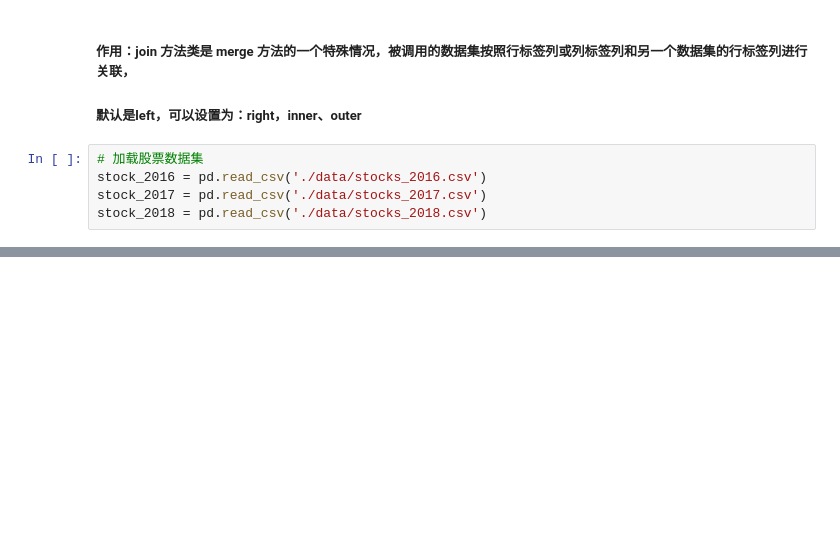
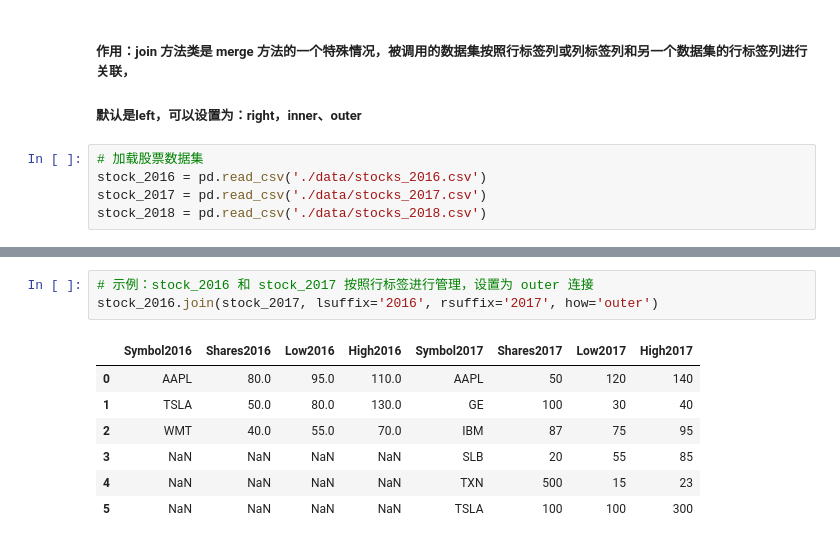
Before and after one commit to JohnChow96927/python-bigdata, a Jupyter notebook: Pandas/day3_220121_数据清洗&数据组合与分组/04-Pandas数据整合.ipynb, the cells around one changed output, grey strips where cells are left out. Drawn from its saved outputs; the diff is of its cells as text; blank space fills up the shorter version.

```diff
--- a/Pandas/day3_220121_数据清洗&数据组合与分组/04-Pandas数据整合.ipynb
+++ b/Pandas/day3_220121_数据清洗&数据组合与分组/04-Pandas数据整合.ipynb
@@ -317,0 +318,11 @@ stock_2018
+# %%
+# 示例：stock_2016 和 stock_2017 按照行标签进行管理，设置为 outer 连接
+stock_2016.join(stock_2017, lsuffix='2016', rsuffix='2017', how='outer')
+# %% [output]
+|  | Symbol2016 | Shares2016 | Low2016 | High2016 | Symbol2017 | Shares2017 | Low2017 | High2017 |
+| 0 | AAPL | 80.0 | 95.0 | 110.0 | AAPL | 50 | 120 | 140 |
+| 1 | TSLA | 50.0 | 80.0 | 130.0 | GE | 100 | 30 | 40 |
+| 2 | WMT | 40.0 | 55.0 | 70.0 | IBM | 87 | 75 | 95 |
+| 3 | NaN | NaN | NaN | NaN | SLB | 20 | 55 | 85 |
+| 4 | NaN | NaN | NaN | NaN | TXN | 500 | 15 | 23 |
+| 5 | NaN | NaN | NaN | NaN | TSLA | 100 | 100 | 300 |
```
Also changed, not shown: parts of 29 cells of this notebook, 13 other files.
